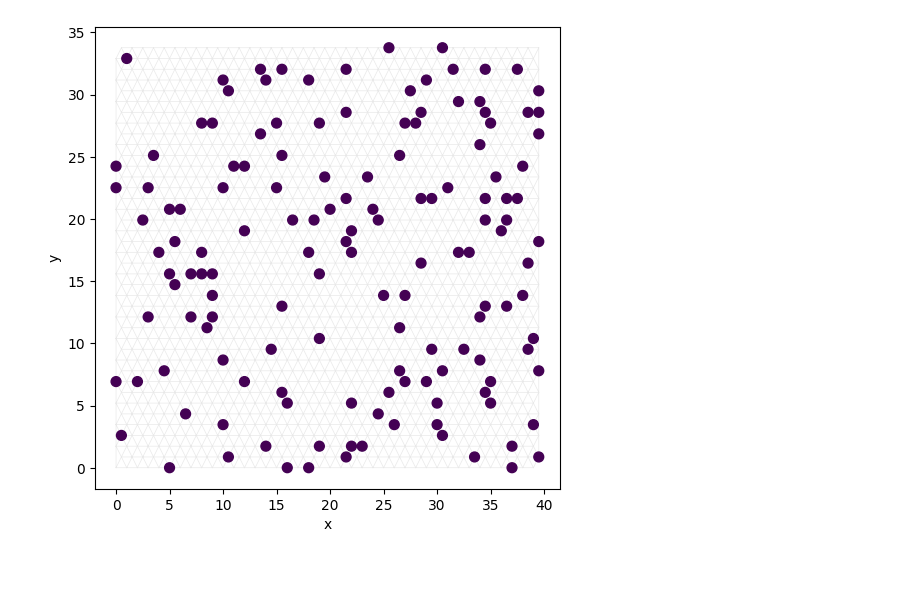
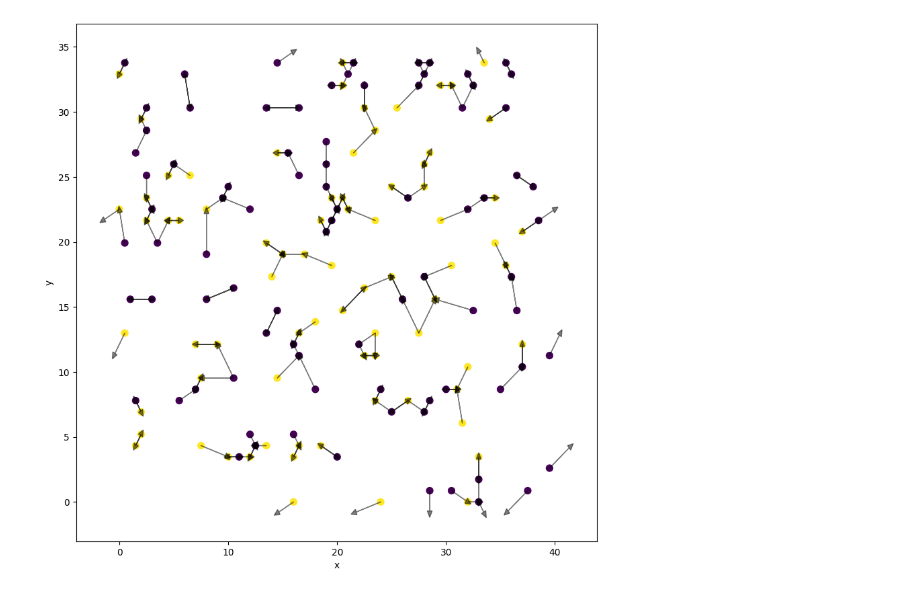
Before and after one commit to condmat-girl/monte-carlo-PtSe2, a Jupyter notebook: example.ipynb, the cells around one changed output. Cells and saved outputs as stored; diff of their text form; code cells hidden in the pictures.

```diff
--- a/example.ipynb
+++ b/example.ipynb
@@ -21,4 +151,4 @@ Wall time: 35 s
 # %%
-lattice.plot_lattice()
+lattice.plot_nearest_neighbors()
 # %% [output]
-[figure, old version]
+[figure, new version]
```
Also changed, not shown: parts of 16 cells of this notebook, 7 other files.
